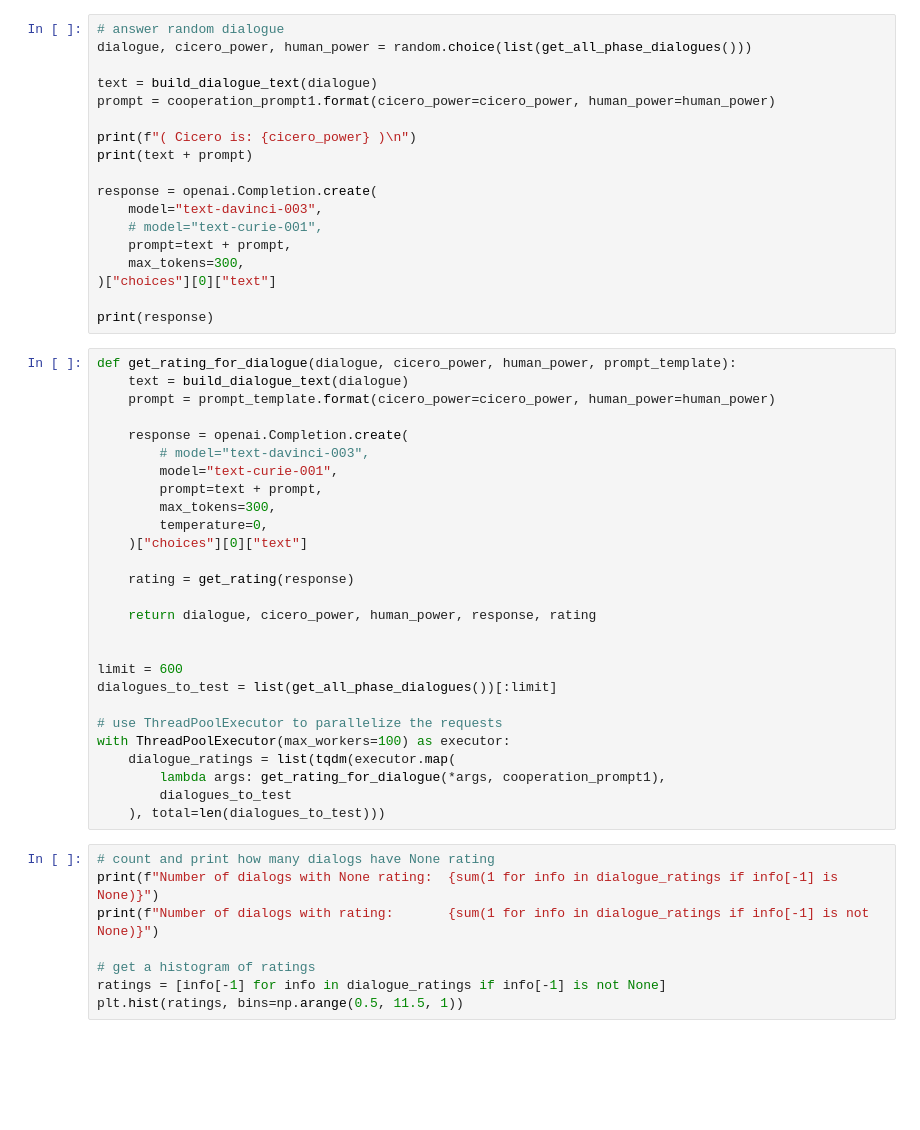
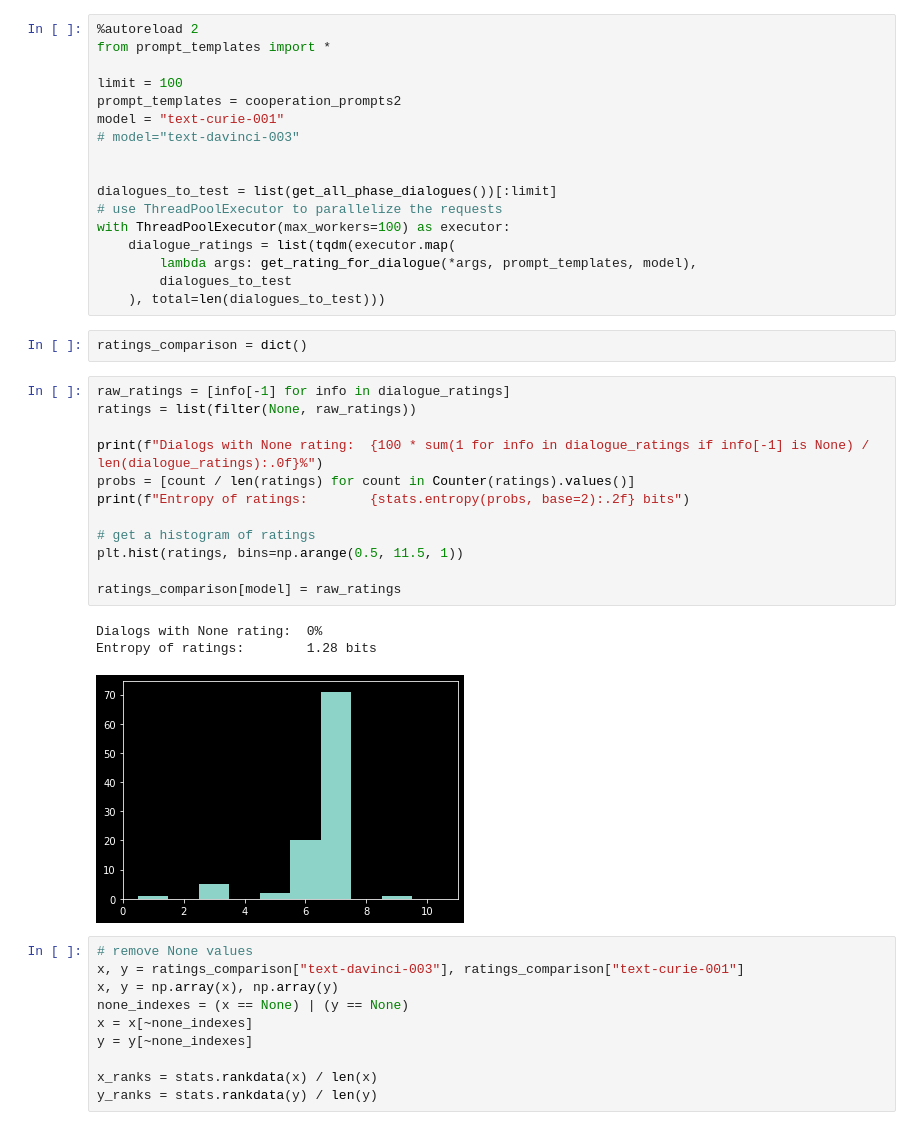
Before and after one commit to filyp/cicero-cooperation-benchmark, a Jupyter notebook: benchmarking/playground.ipynb, the cells around one changed output. Cells and saved outputs as stored; diff of their text form; blank space fills up the shorter version.

Commit message:
multi-stage prompting comparison of models refactor

```diff
--- a/benchmarking/playground.ipynb
+++ b/benchmarking/playground.ipynb
@@ -29,53 +24,45 @@ for phase_dialogue, cicero_power, human_power in get_all_phase_dialogues():
-# %%
-# answer random dialogue
-dialogue, cicero_power, human_power = random.choice(list(get_all_phase_dialogues()))
-
-text = build_dialogue_text(dialogue)
-prompt = cooperation_prompt1.format(cicero_power=cicero_power, human_power=human_power)
-
-print(f"( Cicero is: {cicero_power} )\n")
-print(text + prompt)
-
-response = openai.Completion.create(
-    model="text-davinci-003",
-    # model="text-curie-001",
-    prompt=text + prompt,
-    max_tokens=300,
-)["choices"][0]["text"]
-
-print(response)
 # %%
-def get_rating_for_dialogue(dialogue, cicero_power, human_power, prompt_template):
-    text = build_dialogue_text(dialogue)
-    prompt = prompt_template.format(cicero_power=cicero_power, human_power=human_power)
+%autoreload 2
+from prompt_templates import *
 
-    response = openai.Completion.create(
-        # model="text-davinci-003",
-        model="text-curie-001",
-        prompt=text + prompt,
-        max_tokens=300,
-        temperature=0,
-    )["choices"][0]["text"]
-
-    rating = get_rating(response)
-
-    return dialogue, cicero_power, human_power, response, rating
+limit = 100
+prompt_templates = cooperation_prompts2
+model = "text-curie-001"
+# model="text-davinci-003"
 
 
-limit = 600
 dialogues_to_test = list(get_all_phase_dialogues())[:limit]
-
 # use ThreadPoolExecutor to parallelize the requests
 with ThreadPoolExecutor(max_workers=100) as executor:
     dialogue_ratings = list(tqdm(executor.map(
-        lambda args: get_rating_for_dialogue(*args, cooperation_prompt1),
+        lambda args: get_rating_for_dialogue(*args, prompt_templates, model),
         dialogues_to_test
     ), total=len(dialogues_to_test)))
+# %%
+ratings_comparison = dict()
 # %%
-# count and print how many dialogs have None rating
-print(f"Number of dialogs with None rating:  {sum(1 for info in dialogue_ratings if info[-1] is None)}")
-print(f"Number of dialogs with rating:       {sum(1 for info in dialogue_ratings if info[-1] is not None)}")
+raw_ratings = [info[-1] for info in dialogue_ratings]
+ratings = list(filter(None, raw_ratings))
+
+print(f"Dialogs with None rating:  {100 * sum(1 for info in dialogue_ratings if info[-1] is None) / len(dialogue_ratings):.0f}%")
+probs = [count / len(ratings) for count in Counter(ratings).values()]
+print(f"Entropy of ratings:        {stats.entropy(probs, base=2):.2f} bits")
 
 # get a histogram of ratings
-ratings = [info[-1] for info in dialogue_ratings if info[-1] is not None]
 plt.hist(ratings, bins=np.arange(0.5, 11.5, 1))
+
+ratings_comparison[model] = raw_ratings
+# %% [output]
+Dialogs with None rating:  0%
+Entropy of ratings:        1.28 bits
+[figure, added]
+# %%
+# remove None values
+x, y = ratings_comparison["text-davinci-003"], ratings_comparison["text-curie-001"]
+x, y = np.array(x), np.array(y)
+none_indexes = (x == None) | (y == None)
+x = x[~none_indexes]
+y = y[~none_indexes]
+
+x_ranks = stats.rankdata(x) / len(x)
+y_ranks = stats.rankdata(y) / len(y)
```
Also changed, not shown: parts of 5 cells of this notebook, 4 other files.
